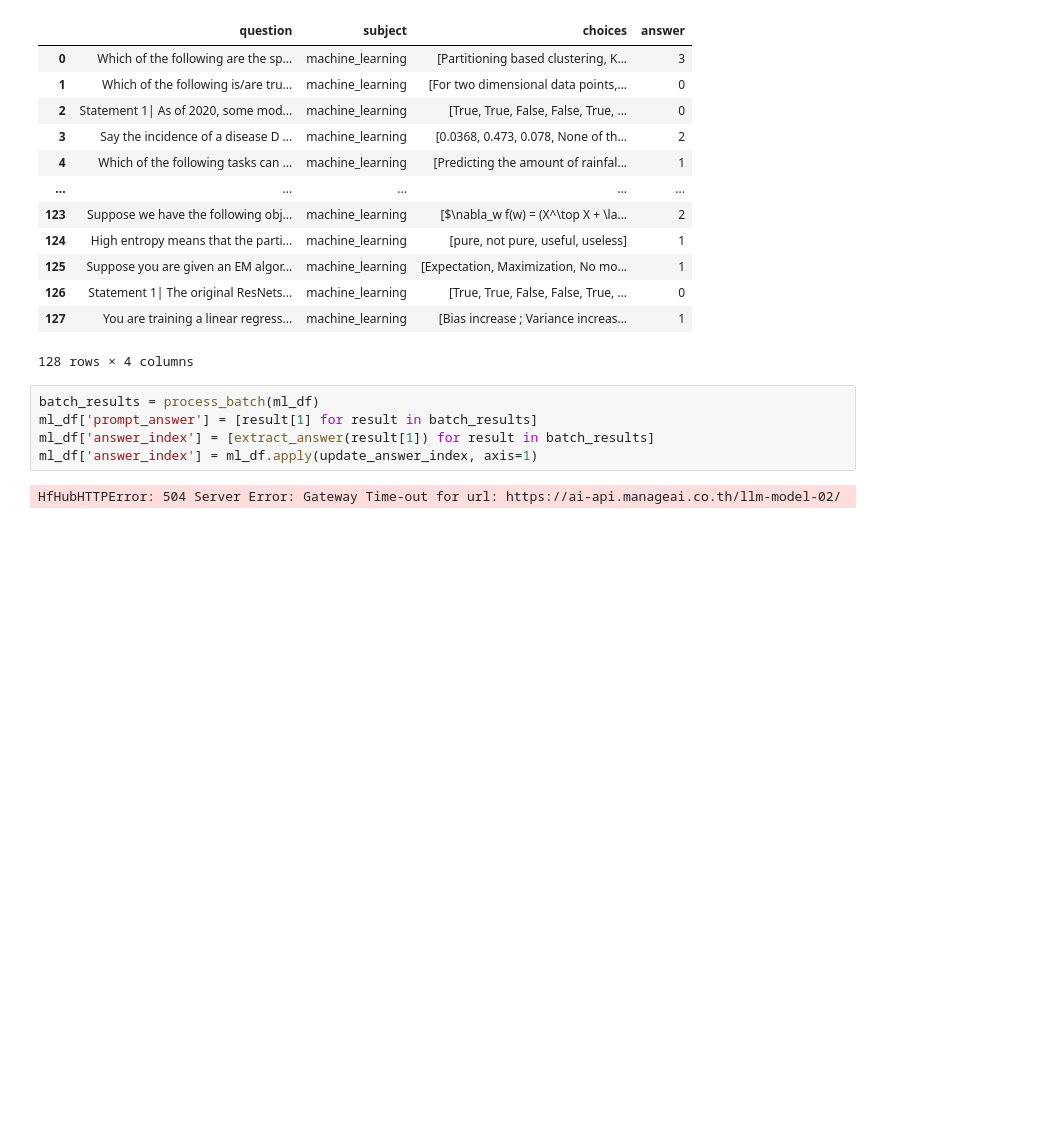
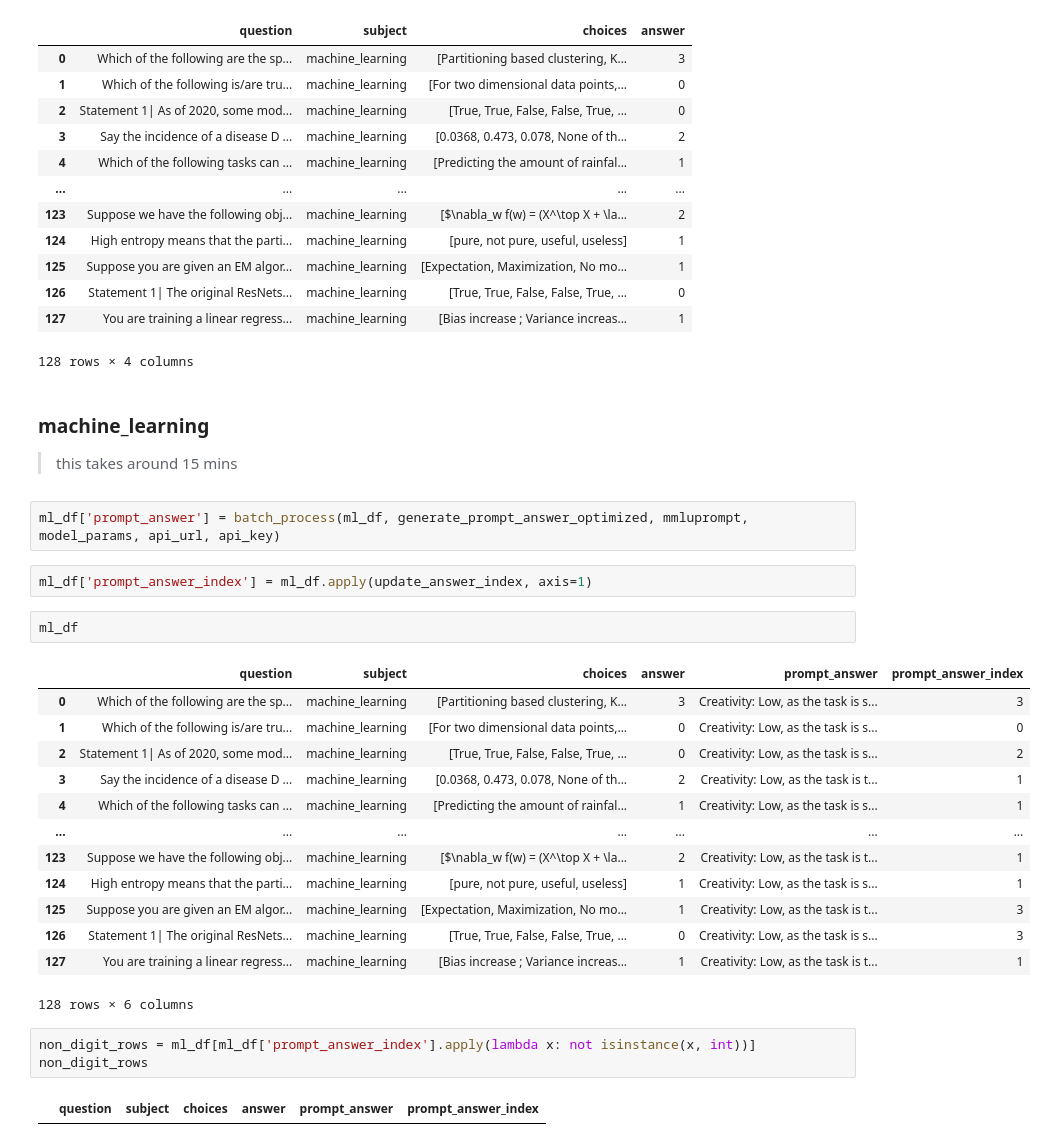
Before and after one commit to nxxk23/AI-Engineer, a Jupyter notebook: inetmodel_base.ipynb, the cells around one changed output. Cells and saved outputs as stored; diff of their text form; blank space fills up the shorter version.

```diff
--- a/inetmodel_base.ipynb
+++ b/inetmodel_base.ipynb
@@ -431,13 +425,34 @@ ml_df
 | 126 | Statement 1| The original ResNets... | machine_learning | [True, True, False, False, True, ... | 0 |
 | 127 | You are training a linear regress... | machine_learning | [Bias increase ; Variance increas... | 1 |
 128 rows × 4 columns
-# %%
-batch_results = process_batch(ml_df)
-ml_df['prompt_answer'] = [result[1] for result in batch_results]
-ml_df['answer_index'] = [extract_answer(result[1]) for result in batch_results]
-ml_df['answer_index'] = ml_df.apply(update_answer_index, axis=1)
-# %% [output]
-HfHubHTTPError: 504 Server Error: Gateway Time-out for url: https://ai-api.manageai.co.th/llm-model-02/
+# %% [markdown]
+### **machine_learning**
+> this takes around 15 mins
+# %%
+ml_df['prompt_answer'] = batch_process(ml_df, generate_prompt_answer_optimized, mmluprompt, model_params, api_url, api_key)
+# %%
+ml_df['prompt_answer_index'] = ml_df.apply(update_answer_index, axis=1)
+# %%
+ml_df
+# %% [output]
+|  | question | subject | choices | answer | prompt_answer | prompt_answer_index |
+| 0 | Which of the following are the sp... | machine_learning | [Partitioning based clustering, K... | 3 | Creativity: Low, as the task is s... | 3 |
+| 1 | Which of the following is/are tru... | machine_learning | [For two dimensional data points,... | 0 | Creativity: Low, as the task is s... | 0 |
+| 2 | Statement 1| As of 2020, some mod... | machine_learning | [True, True, False, False, True, ... | 0 | Creativity: Low, as the task is s... | 2 |
+| 3 | Say the incidence of a disease D ... | machine_learning | [0.0368, 0.473, 0.078, None of th... | 2 | Creativity: Low, as the task is t... | 1 |
+| 4 | Which of the following tasks can ... | machine_learning | [Predicting the amount of rainfal... | 1 | Creativity: Low, as the task is s... | 1 |
+| ... | ... | ... | ... | ... | ... | ... |
+| 123 | Suppose we have the following obj... | machine_learning | [$\nabla_w f(w) = (X^\top X + \la... | 2 | Creativity: Low, as the task is t... | 1 |
+| 124 | High entropy means that the parti... | machine_learning | [pure, not pure, useful, useless] | 1 | Creativity: Low, as the task is s... | 1 |
+| 125 | Suppose you are given an EM algor... | machine_learning | [Expectation, Maximization, No mo... | 1 | Creativity: Low, as the task is t... | 3 |
+| 126 | Statement 1| The original ResNets... | machine_learning | [True, True, False, False, True, ... | 0 | Creativity: Low, as the task is s... | 3 |
+| 127 | You are training a linear regress... | machine_learning | [Bias increase ; Variance increas... | 1 | Creativity: Low, as the task is t... | 1 |
+128 rows × 6 columns
+# %%
+non_digit_rows = ml_df[ml_df['prompt_answer_index'].apply(lambda x: not isinstance(x, int))]
+non_digit_rows
+# %% [output]
+|  | question | subject | choices | answer | prompt_answer | prompt_answer_index |
 # %%
 ml_correct = compute_exact_match_per_subject(ml_df)
 print(ml_correct)
```
Also changed, not shown: parts of 20 cells of this notebook.
